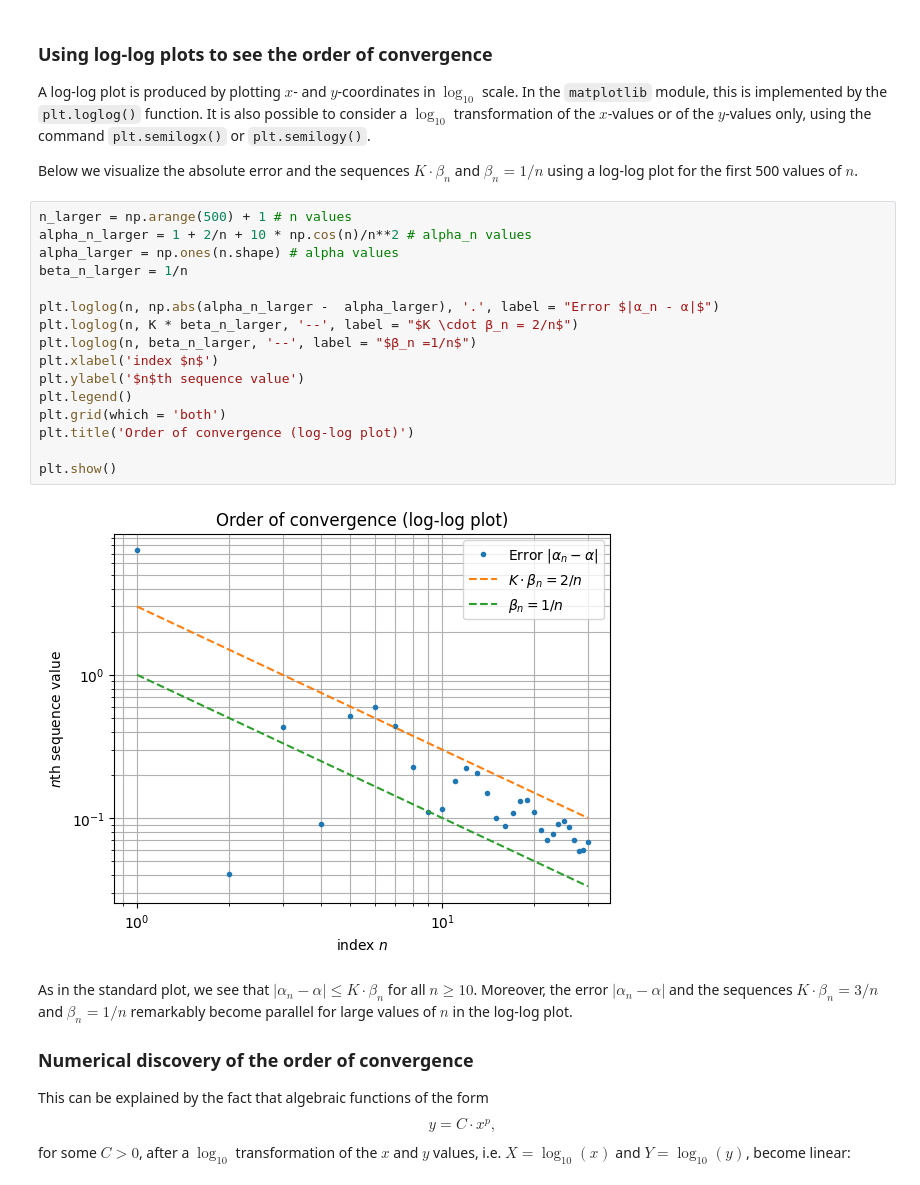
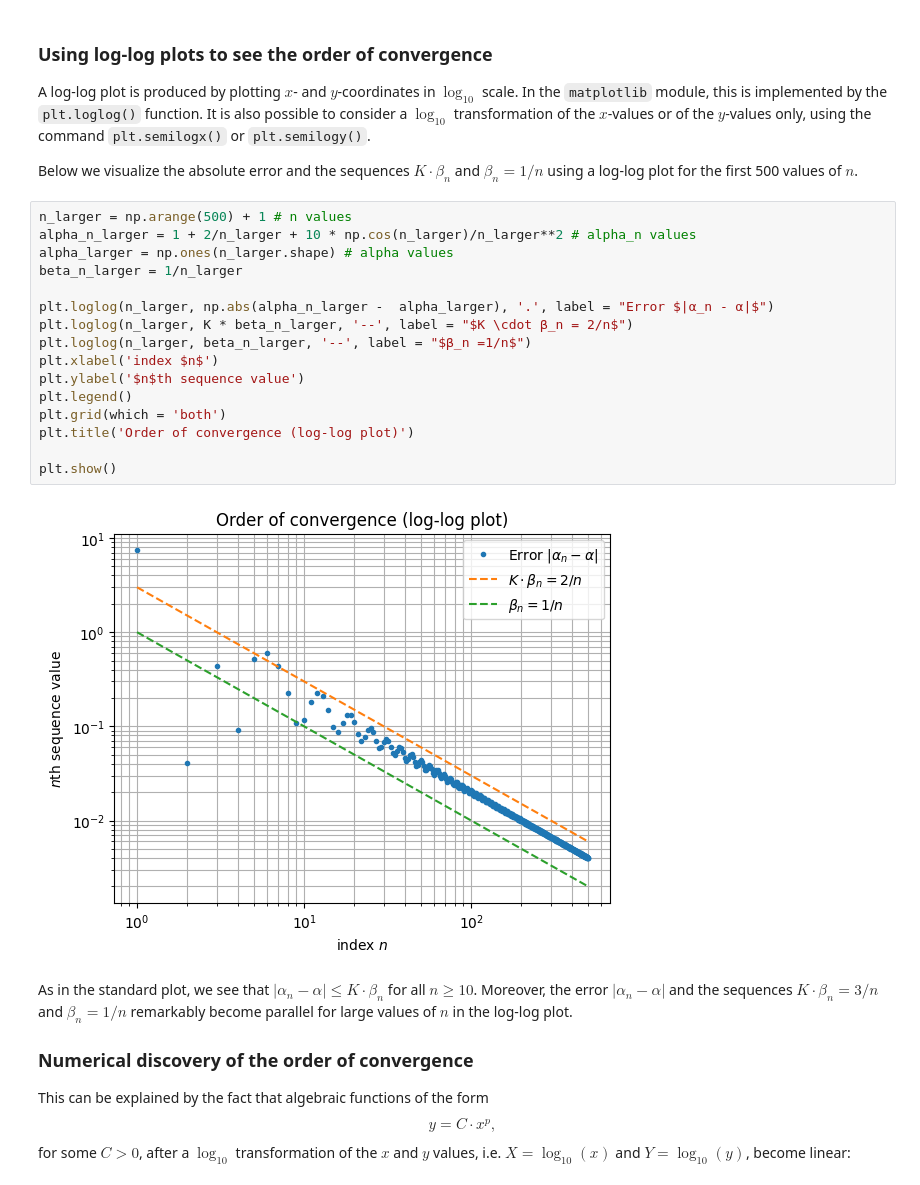
Before and after one commit to simone-brugiapaglia/numerical-analysis-notebooks, a Jupyter notebook: 02_convergence.ipynb, the cells around one changed output. Saved outputs shown, nothing was run; the diff lists cells and outputs as text.

```diff
--- a/02_convergence.ipynb
+++ b/02_convergence.ipynb
@@ -85,22 +85,22 @@ A log-log plot is produced by plotting $x$- and $y$-coordinates in $\log_{10}$ s
 Below we visualize the absolute error and the sequences $K \cdot \beta_n$ and $\beta_n = 1/n$ using a log-log plot for the first 500 values of $n$.
 # %%
 n_larger = np.arange(500) + 1 # n values
-alpha_n_larger = 1 + 2/n + 10 * np.cos(n)/n**2 # alpha_n values
-alpha_larger = np.ones(n.shape) # alpha values
-beta_n_larger = 1/n
+alpha_n_larger = 1 + 2/n_larger + 10 * np.cos(n_larger)/n_larger**2 # alpha_n values
+alpha_larger = np.ones(n_larger.shape) # alpha values
+beta_n_larger = 1/n_larger
 
-plt.loglog(n, np.abs(alpha_n_larger -  alpha_larger), '.', label = "Error $|α_n - α|$")
-plt.loglog(n, K * beta_n_larger, '--', label = "$K \cdot β_n = 2/n$")
-plt.loglog(n, beta_n_larger, '--', label = "$β_n =1/n$")
+plt.loglog(n_larger, np.abs(alpha_n_larger -  alpha_larger), '.', label = "Error $|α_n - α|$")
+plt.loglog(n_larger, K * beta_n_larger, '--', label = "$K \cdot β_n = 2/n$")
+plt.loglog(n_larger, beta_n_larger, '--', label = "$β_n =1/n$")
 plt.xlabel('index $n$')
 plt.ylabel('$n$th sequence value')
 plt.legend()
 plt.grid(which = 'both')
 plt.title('Order of convergence (log-log plot)')
 
 plt.show()
 # %% [output]
-[figure, old version]
+[figure, new version]
 # %% [markdown]
 As in the standard plot, we see that $|\alpha_n - \alpha| \leq K \cdot \beta_n$ for all $n \geq 10$. Moreover, the error $|\alpha_n - \alpha|$ and the sequences $K \cdot \beta_n = 3/n$ and $\beta_n = 1/n$ remarkably become parallel for large values of $n$ in the log-log plot.
 
```
Also changed, not shown: parts of 1 cell of this notebook.
